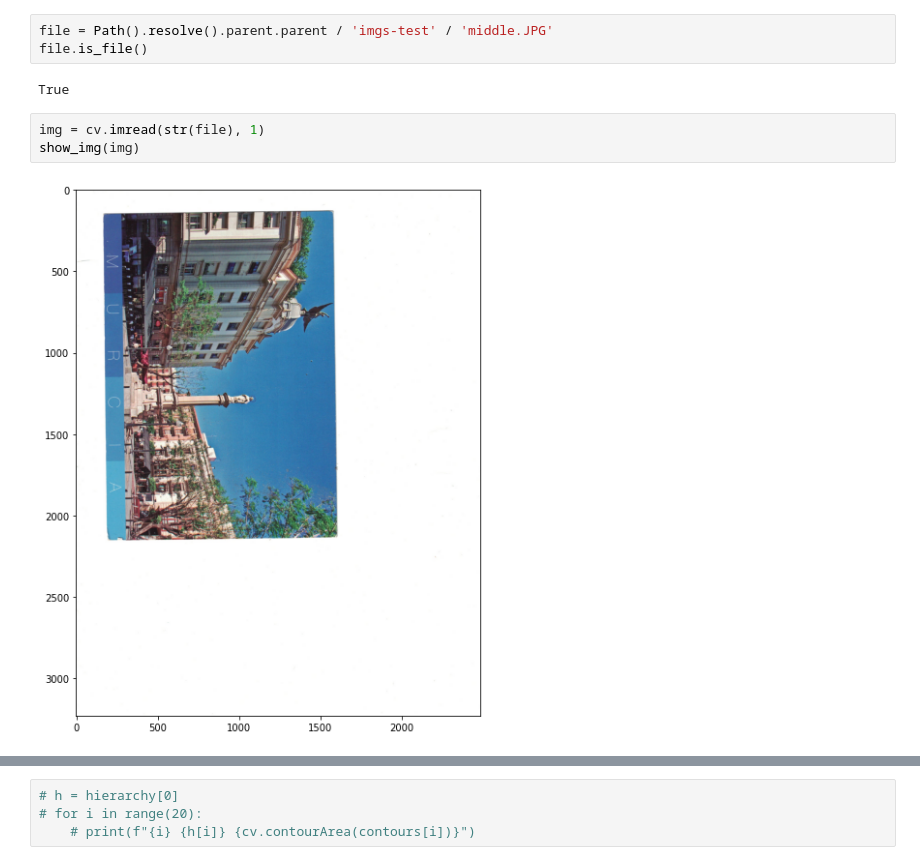
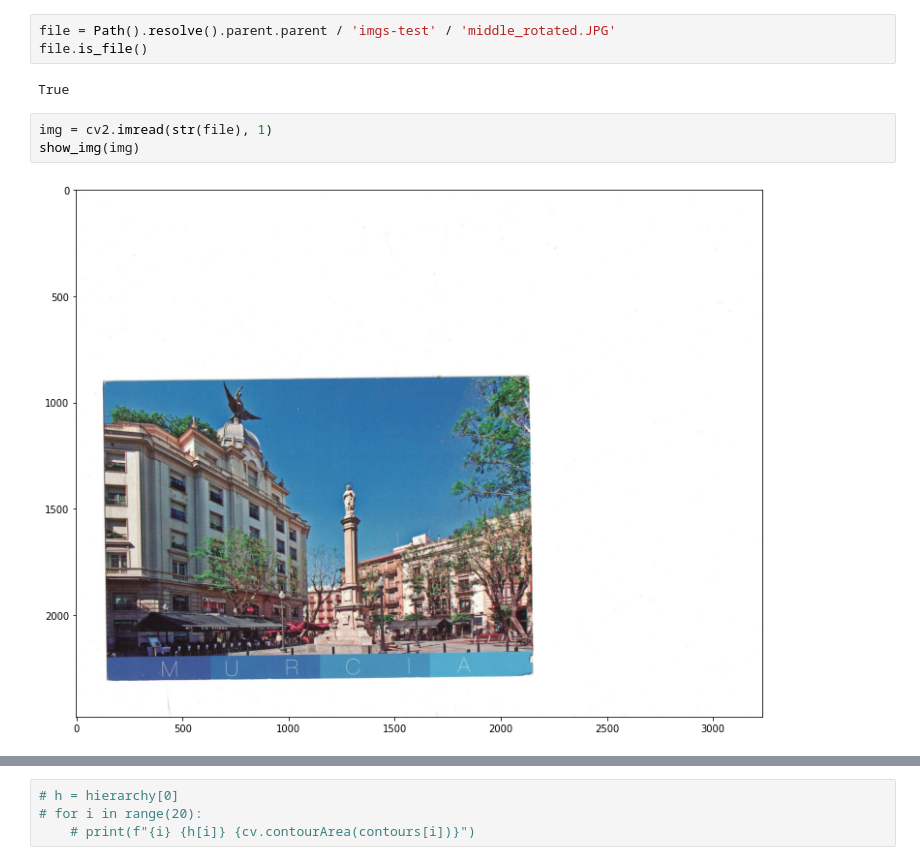
Before and after one commit to RahndelDaVandal/scan-n-crop, a Jupyter notebook: scan_n_crop/cropper/scan_cropper_debug.ipynb, the cells around one changed output, grey strips where cells are left out. Drawn from its saved outputs; the diff is of its cells as text.

Commit message:
worked on debugging the issue where cropping an image cuts off or blows out a portion

```diff
--- a/scan_n_crop/cropper/scan_cropper_debug.ipynb
+++ b/scan_n_crop/cropper/scan_cropper_debug.ipynb
@@ -12,13 +12,13 @@ def show_img(img: np.ndarray) -> None:
     else:
         plt.imshow(img[...,::-1])
 # %%
-file = Path().resolve().parent.parent / 'imgs-test' / 'middle.JPG'
+file = Path().resolve().parent.parent / 'imgs-test' / 'middle_rotated.JPG'
 file.is_file()
 # %% [output]
 True
 # %%
-img = cv.imread(str(file), 1)
+img = cv2.imread(str(file), 1)
 show_img(img)
 # %% [output]
-[figure, old version]
+[figure, new version]
 # %%
```
Also changed, not shown: parts of 13 cells of this notebook, 4 other files.
